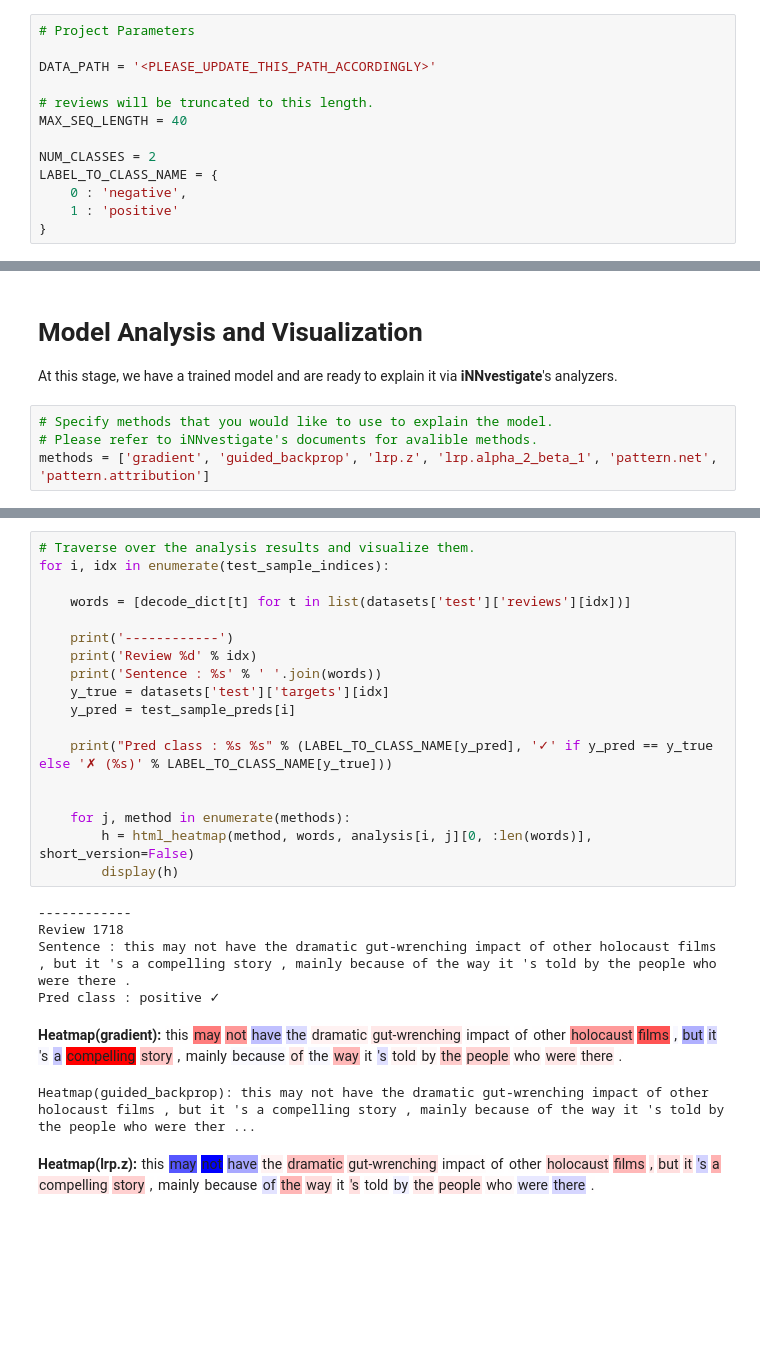
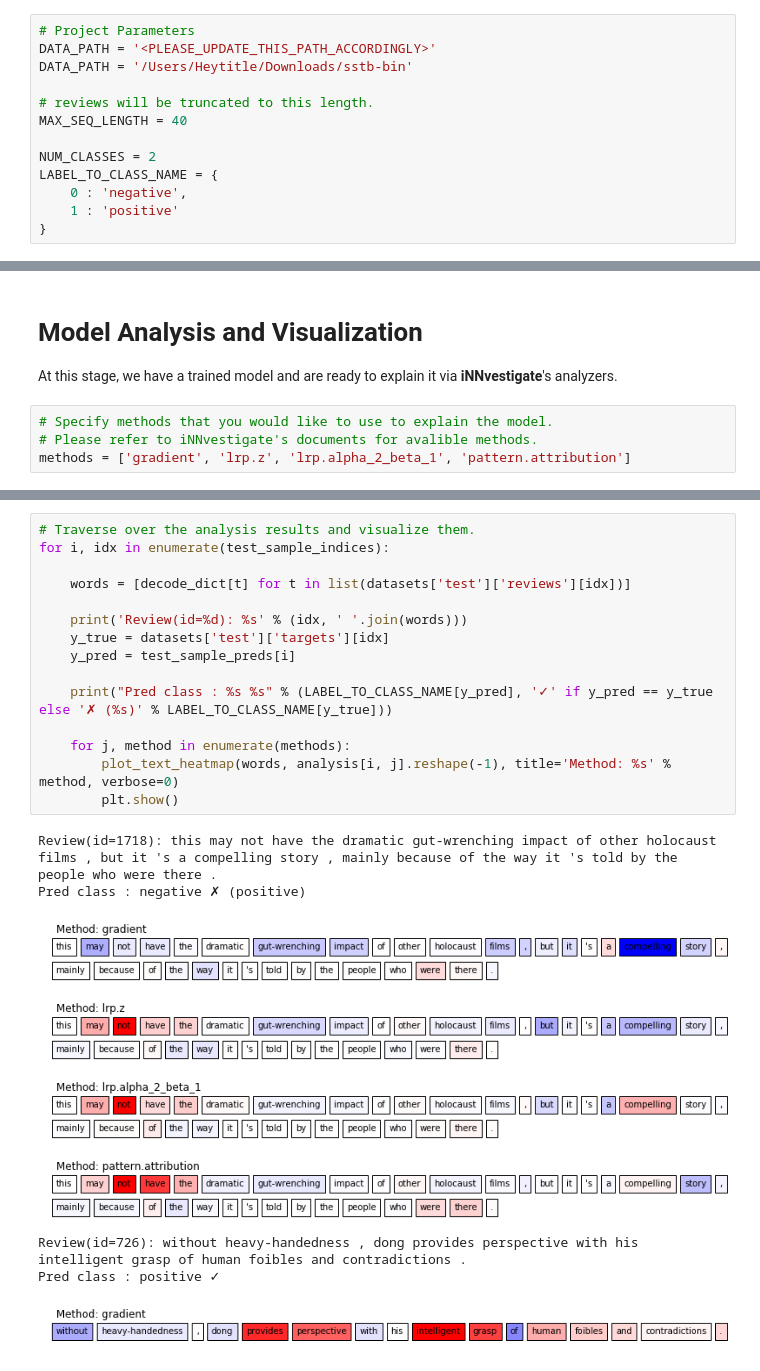
Before and after one commit to albermax/innvestigate, a Jupyter notebook: examples/notebooks/sentiment_analysis.ipynb, the cells around one changed output, grey strips where cells are left out. Drawn from its saved outputs; the diff is of its cells as text; blank space fills up the shorter version.

Commit message:
Use matplotlib to display heatmap - cite the source of the architecture figure - remove GuidedBackprop and PatterNet methods.

```diff
--- a/examples/notebooks/sentiment_analysis.ipynb
+++ b/examples/notebooks/sentiment_analysis.ipynb
@@ -63,8 +63,8 @@ sstb-bin
 Once the download is complete, please extract the archieve and set the `DATA_PATH` variable to the extracted directory.
 # %%
 # Project Parameters
-
 DATA_PATH = '<PLEASE_UPDATE_THIS_PATH_ACCORDINGLY>'
+DATA_PATH = '/Users/Heytitle/Downloads/sstb-bin'
 
 # reviews will be truncated to this length.
 MAX_SEQ_LENGTH = 40
@@ -228,7 +228,7 @@ At this stage, we have a trained model and are ready to explain it via **iNNvest
 # %%
 # Specify methods that you would like to use to explain the model.
 # Please refer to iNNvestigate's documents for avalible methods.
-methods = ['gradient', 'guided_backprop', 'lrp.z', 'lrp.alpha_2_beta_1', 'pattern.net', 'pattern.attribution']
+methods = ['gradient', 'lrp.z', 'lrp.alpha_2_beta_1', 'pattern.attribution']
 # %%
 # build an analyzer for each method
 analyzers = []
@@ -354,26 +345,25 @@ def html_heatmap(method, words, scores, cmap_name="bwr", short_version=True):
 # %%
 # Traverse over the analysis results and visualize them.
 for i, idx in enumerate(test_sample_indices):
 
     words = [decode_dict[t] for t in list(datasets['test']['reviews'][idx])]
 
-    print('------------')
-    print('Review %d' % idx)
-    print('Sentence : %s' % ' '.join(words))
+    print('Review(id=%d): %s' % (idx, ' '.join(words)))
     y_true = datasets['test']['targets'][idx]
     y_pred = test_sample_preds[i]
 
     print("Pred class : %s %s" % (LABEL_TO_CLASS_NAME[y_pred], '✓' if y_pred == y_true else '✗ (%s)' % LABEL_TO_CLASS_NAME[y_true]))
 
-
     for j, method in enumerate(methods):
-        h = html_heatmap(method, words, analysis[i, j][0, :len(words)], short_version=False)
-        display(h)
+        plot_text_heatmap(words, analysis[i, j].reshape(-1), title='Method: %s' % method, verbose=0)
+        plt.show()
 # %% [output]
-------------
-Review 1718
-Sentence : this may not have the dramatic gut-wrenching impact of other holocaust films , but it 's a compelling story , mainly because of the way it 's told by the people who were there .
-Pred class : positive ✓
+Review(id=1718): this may not have the dramatic gut-wrenching impact of other holocaust films , but it 's a compelling story , mainly because of the way it 's told by the people who were there .
+Pred class : negative ✗ (positive)
-Heatmap(gradient): this may not have the dramatic gut-wrenching impact of other holocaust films , but it 's a compelling story , mainly because of the way it 's told by the people who were there .
+[figure, added]
+[figure, added]
+[figure, added]
+[figure, added]
-Heatmap(guided_backprop): this may not have the dramatic gut-wrenching impact of other holocaust films , but it 's a compelling story , mainly because of the way it 's told by the people who were ther ...
+Review(id=726): without heavy-handedness , dong provides perspective with his intelligent grasp of human foibles and contradictions .
+Pred class : positive ✓
-Heatmap(lrp.z): this may not have the dramatic gut-wrenching impact of other holocaust films , but it 's a compelling story , mainly because of the way it 's told by the people who were there .
+[figure, added]
```
Also changed, not shown: parts of 11 cells of this notebook.
